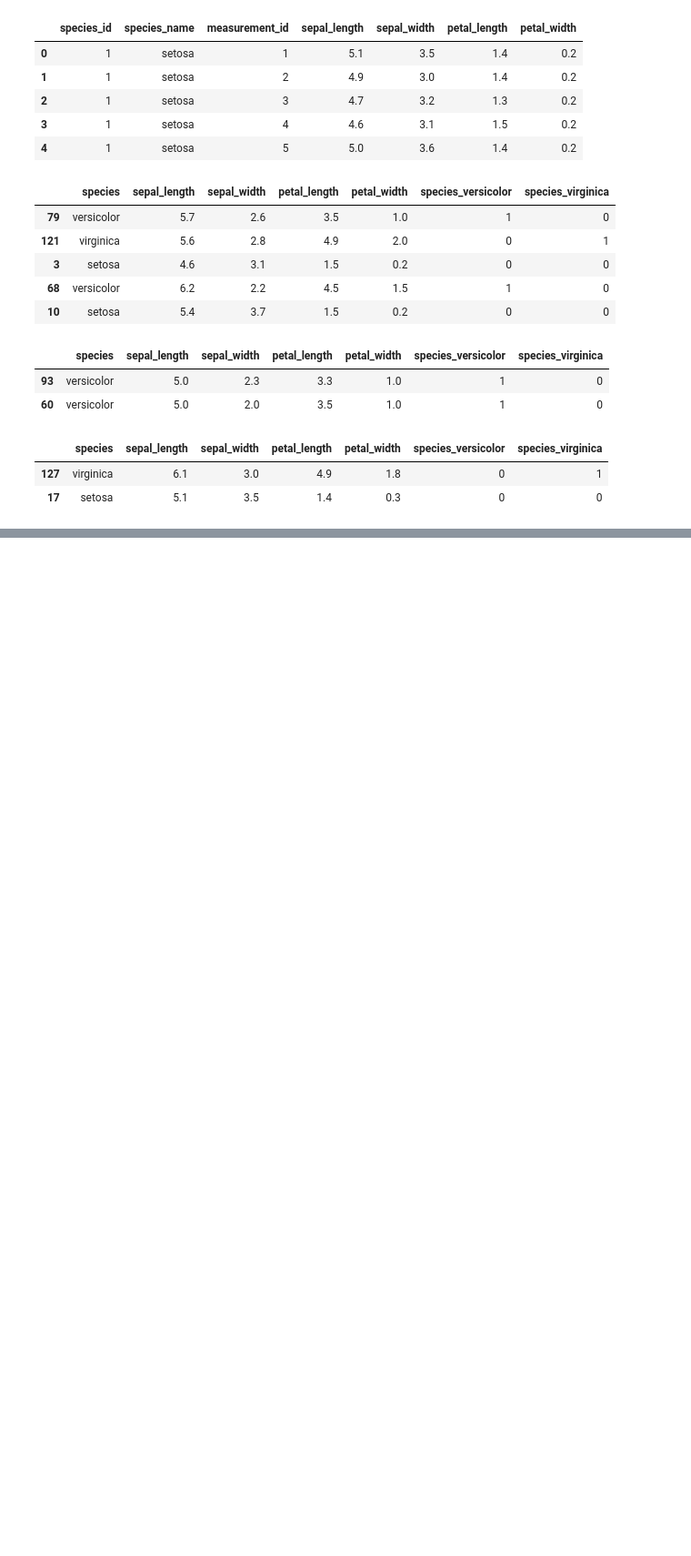
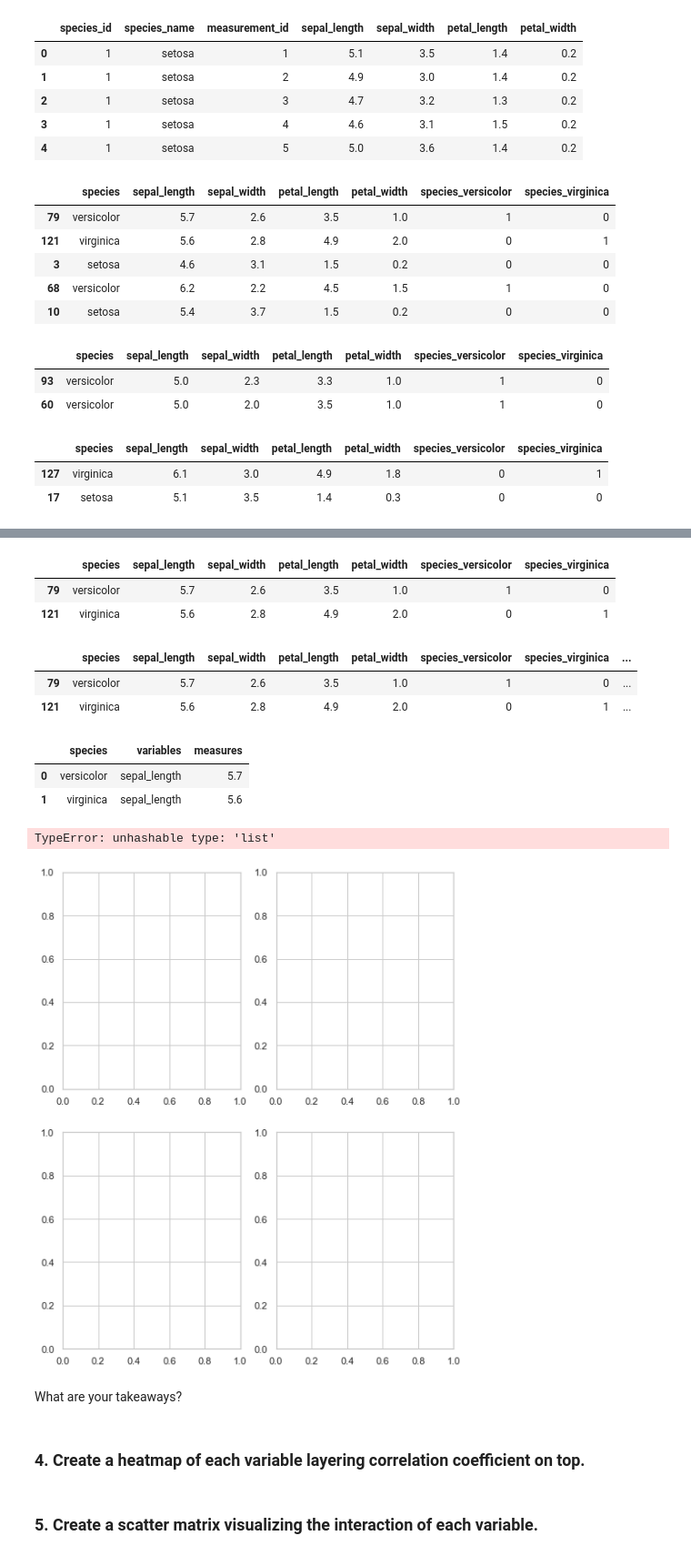
Before and after one commit to o0amandagomez0o/classification-exercises, a Jupyter notebook: classification_exercises.ipynb, the cells around one changed output, grey strips where cells are left out. Shown at 91% size. Drawn from its saved outputs; the diff is of its cells as text; code cells hidden in the pictures; blank space fills up the shorter version.

```diff
--- a/classification_exercises.ipynb
+++ b/classification_exercises.ipynb
@@ -668,0 +761,40 @@ test.head(2)
+# %%
+train.head(2)
+# %% [output]
+|  | species | sepal_length | sepal_width | petal_length | petal_width | species_versicolor | species_virginica |
+| 79 | versicolor | 5.7 | 2.6 | 3.5 | 1.0 | 1 | 0 |
+| 121 | virginica | 5.6 | 2.8 | 4.9 | 2.0 | 0 | 1 |
+# %%
+train['sepal_area'] = train.sepal_length * train.sepal_width
+train['petal_area'] = train.petal_length * train.petal_width
+train.head(2)
+# %% [output]
+|  | species | sepal_length | sepal_width | petal_length | petal_width | species_versicolor | species_virginica | ... |
+| 79 | versicolor | 5.7 | 2.6 | 3.5 | 1.0 | 1 | 0 | ... |
+| 121 | virginica | 5.6 | 2.8 | 4.9 | 2.0 | 0 | 1 | ... |
+# %%
+melt.head(2)
+# %% [output]
+|  | species | variables | measures |
+| 0 | versicolor | sepal_length | 5.7 |
+| 1 | virginica | sepal_length | 5.6 |
+# %%
+features = ['sepal_length', 'petal_length', 'sepal_area', 'sepal_length']
+
+measurements = ['sepal_width', 'petal_width', 'petal_area', 'petal_length']
+_, ax = plt.subplots(nrows=2, ncols=2, figsize=(8, 10))
+for i, feature in enumerate(features):
+    sns.relplot(feature, measurements, data=train, ax=ax[i], alpha=.8)
+    ax[i].set_xlabel('')
+    ax[i].set_ylabel('')
+    ax[i].set_title(feature)
+    #ax[i].axhline(survival_rate, ls='--', color='grey')
+# %% [output]
+TypeError: unhashable type: 'list'
+[figure, added]
+# %% [markdown]
+What are your takeaways?
+# %% [markdown]
+### 4. Create a heatmap of each variable layering correlation coefficient on top.
+# %% [markdown]
+### 5. Create a scatter matrix visualizing the interaction of each variable.
```
Also changed, not shown: parts of 20 cells of this notebook, 1 other file.
